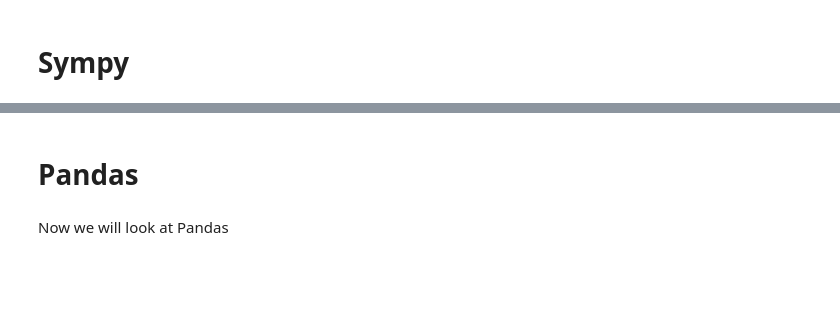
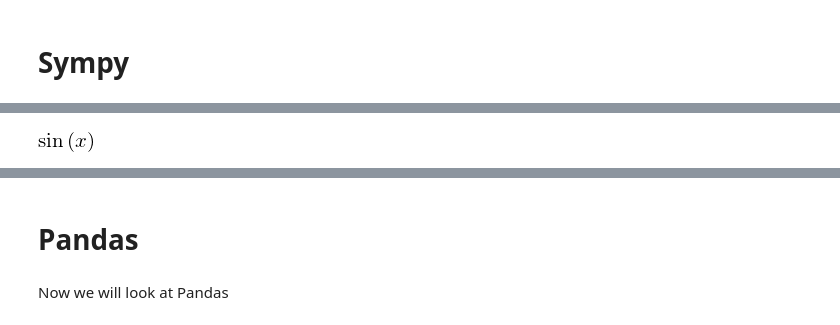
Before and after one commit to jpierel14/USC_PythonCourse_2019, a Jupyter notebook: Day_2/Python Core.ipynb, the cells around one changed output, grey strips where cells are left out. Drawn from its saved outputs; the diff is of its cells as text; code cells hidden in the pictures; blank space fills up the shorter version.

```diff
--- a/Day_2/Python Core.ipynb
+++ b/Day_2/Python Core.ipynb
@@ -160,2 +179,6 @@ print(latex(Integral(x**2,x))) #latex code
+# %%
+integrate(cos(x),x)
+# %% [output]
+[figure, added]
 # %%
 Derivative(x**2,x)
```
Also changed, not shown: parts of 19 cells of this notebook, 7 other files.
